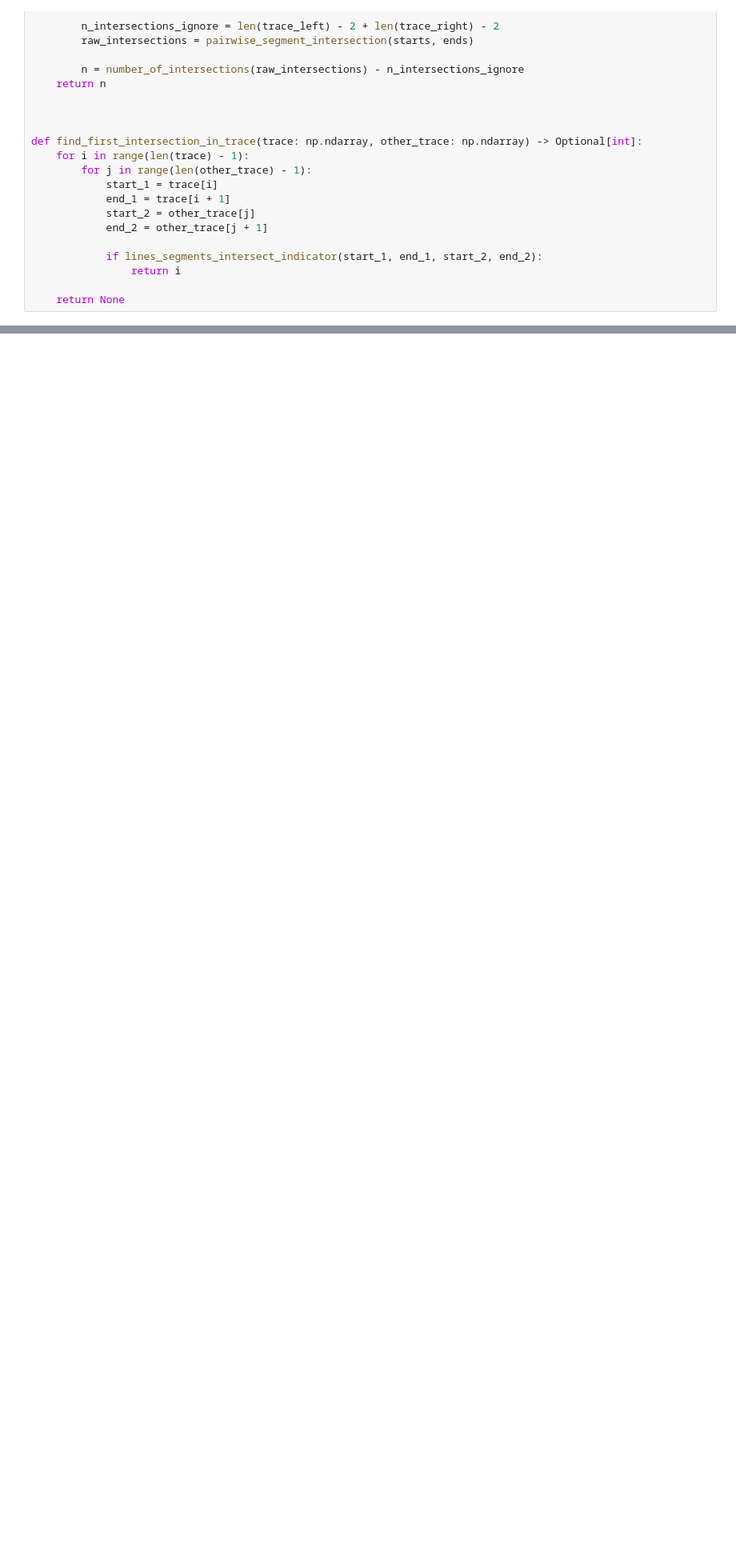
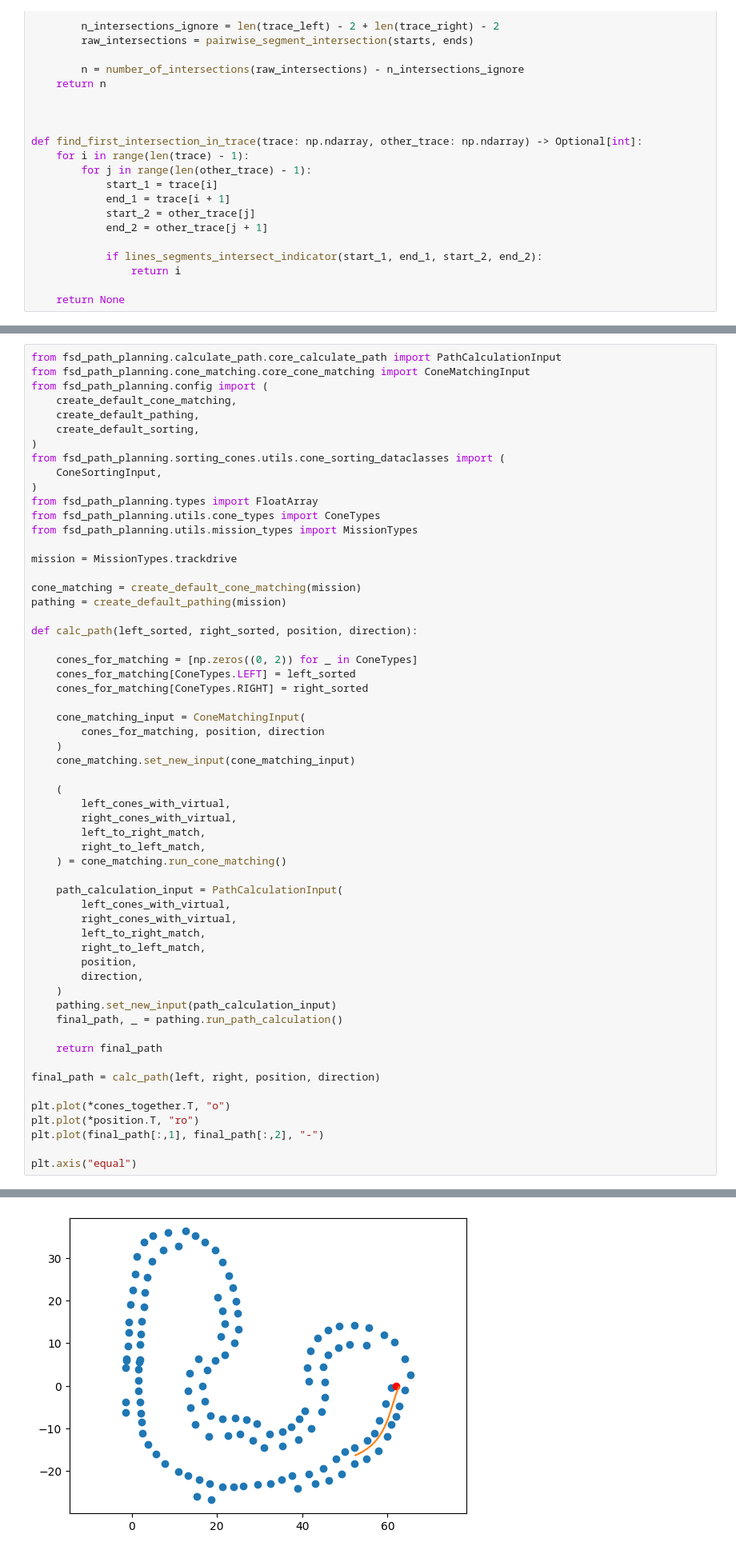
Before and after one commit to papalotis/ft-fsd-path-planning, a Jupyter notebook: colorless3.ipynb, the cells around one changed output, grey strips where cells are left out. Shown at 80% size. Saved outputs shown, nothing was run; the diff lists cells and outputs as text; blank space fills up the shorter version.

```diff
--- a/colorless3.ipynb
+++ b/colorless3.ipynb
@@ -298,0 +303,59 @@ score 189.6917012291538
+# %%
+from fsd_path_planning.calculate_path.core_calculate_path import PathCalculationInput
+from fsd_path_planning.cone_matching.core_cone_matching import ConeMatchingInput
+from fsd_path_planning.config import (
+    create_default_cone_matching,
+    create_default_pathing,
+    create_default_sorting,
+)
+from fsd_path_planning.sorting_cones.utils.cone_sorting_dataclasses import (
+    ConeSortingInput,
+)
+from fsd_path_planning.types import FloatArray
+from fsd_path_planning.utils.cone_types import ConeTypes
+from fsd_path_planning.utils.mission_types import MissionTypes
+
+mission = MissionTypes.trackdrive
+
+cone_matching = create_default_cone_matching(mission)
+pathing = create_default_pathing(mission)
+
+def calc_path(left_sorted, right_sorted, position, direction):
+
+    cones_for_matching = [np.zeros((0, 2)) for _ in ConeTypes]
+    cones_for_matching[ConeTypes.LEFT] = left_sorted
+    cones_for_matching[ConeTypes.RIGHT] = right_sorted
+
+    cone_matching_input = ConeMatchingInput(
+        cones_for_matching, position, direction
+    )
+    cone_matching.set_new_input(cone_matching_input)
+
+    (
+        left_cones_with_virtual,
+        right_cones_with_virtual,
+        left_to_right_match,
+        right_to_left_match,
+    ) = cone_matching.run_cone_matching()
+
+    path_calculation_input = PathCalculationInput(
+        left_cones_with_virtual,
+        right_cones_with_virtual,
+        left_to_right_match,
+        right_to_left_match,
+        position,
+        direction,
+    )
+    pathing.set_new_input(path_calculation_input)
+    final_path, _ = pathing.run_path_calculation()
+
+    return final_path
+
+final_path = calc_path(left, right, position, direction)
+
+plt.plot(*cones_together.T, "o")
+plt.plot(*position.T, "ro")
+plt.plot(final_path[:,1], final_path[:,2], "-")
+
+plt.axis("equal")
+# %% [output]
@@ -299,3 +363,4 @@ score 189.6917012291538
+[figure, added]
 # %%
 from fsd_path_planning.demo.json_demo import load_data_json
 from tqdm import tqdm
```
Also changed, not shown: parts of 8 cells of this notebook, 1 other file.
